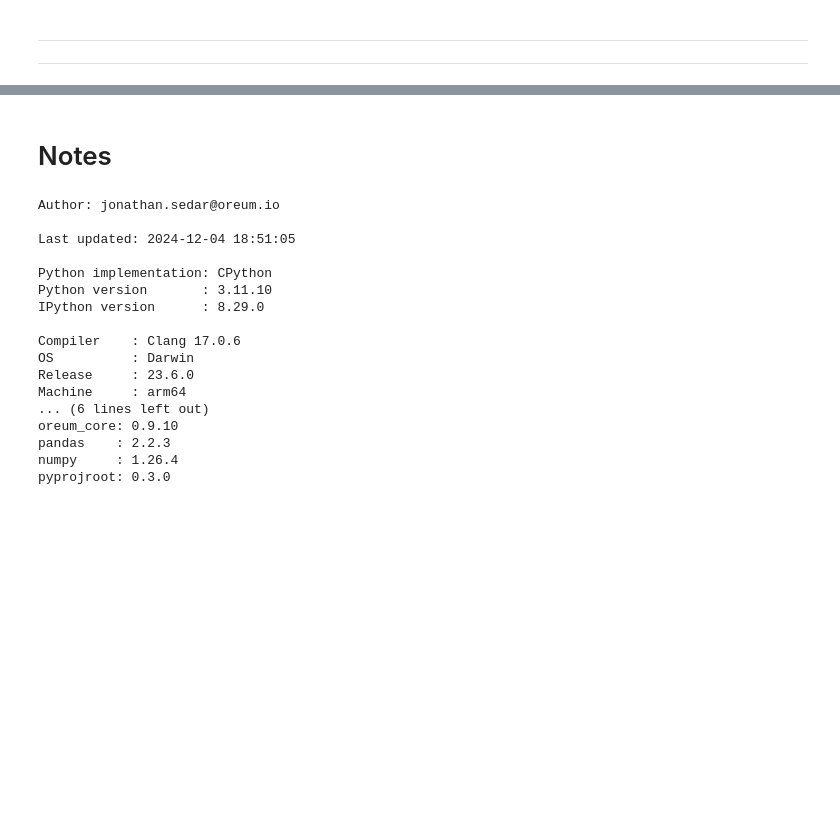
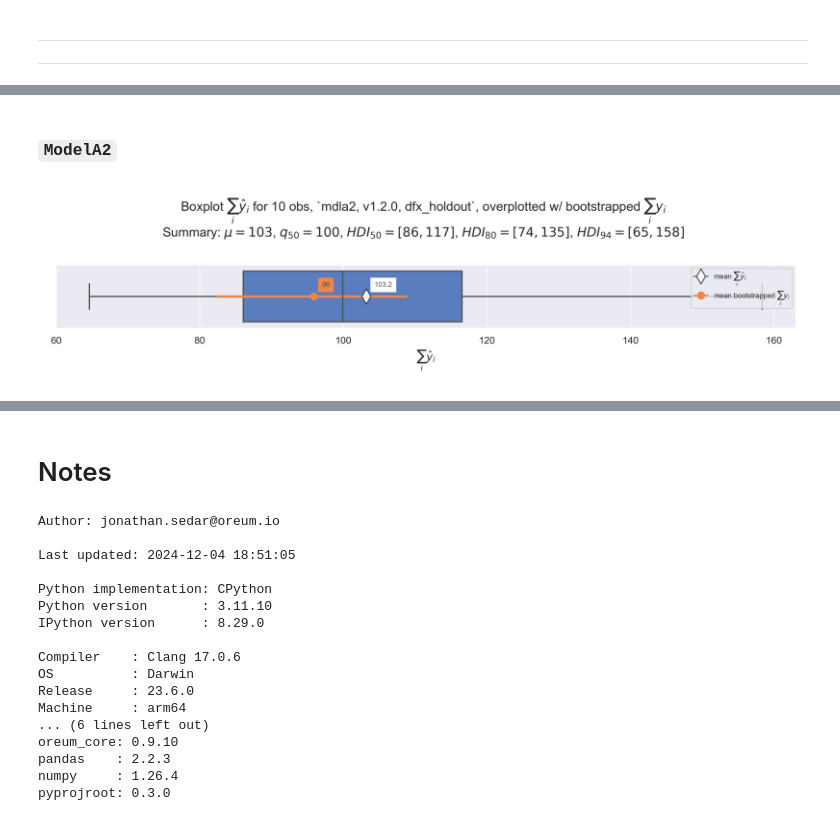
Before and after one commit to oreum-industries/oreum_copula, a Jupyter notebook: notebooks/000_Intro.ipynb, the cells around one changed output, grey strips where cells are left out. Drawn from its saved outputs; the diff is of its cells as text; code cells hidden in the pictures; blank space fills up the shorter version.

```diff
--- a/notebooks/000_Intro.ipynb
+++ b/notebooks/000_Intro.ipynb
@@ -356,0 +430,6 @@ fqn = figio.write(f, fn='000_eloss_delta')
+# %% [markdown]
+### `ModelA2`
+# %%
+f = figio.read(fn='102_2_8_4_ppc_holdout_y_boxplot_mdla2_v1_2_0_dfx_holdout.png', figsize=(12, 6))
+# %% [output]
+[figure, added]
```
Also changed, not shown: parts of 17 cells of this notebook, 14 other files.
